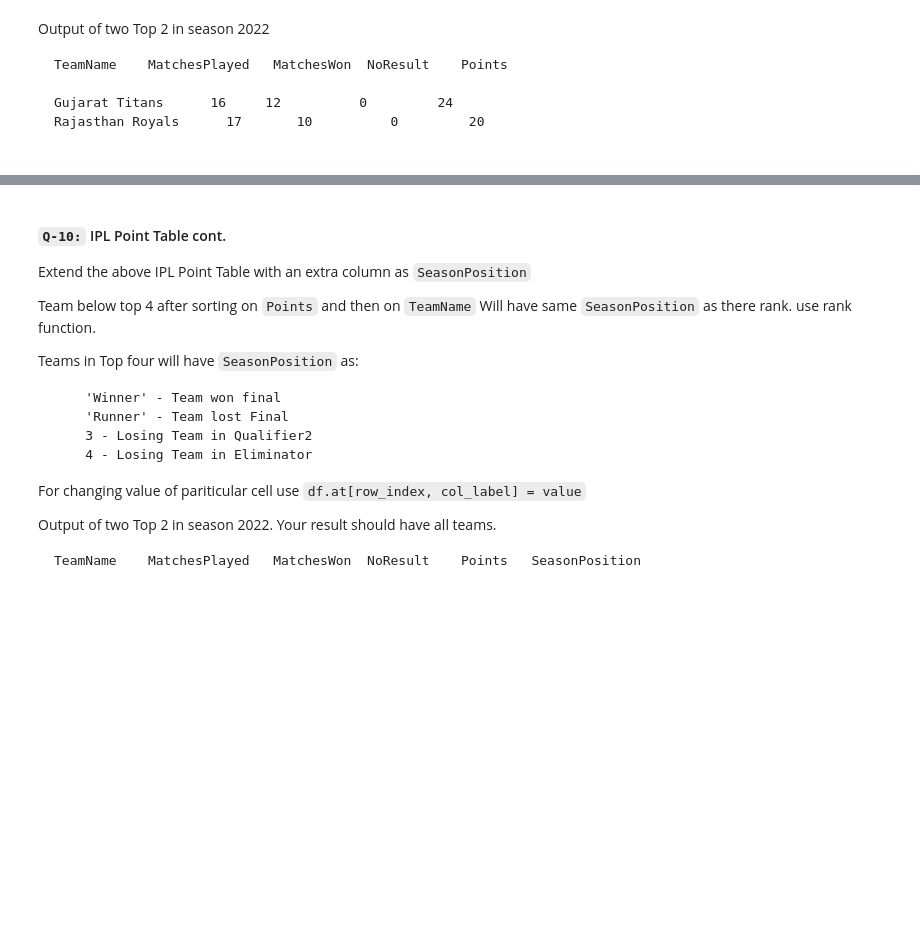
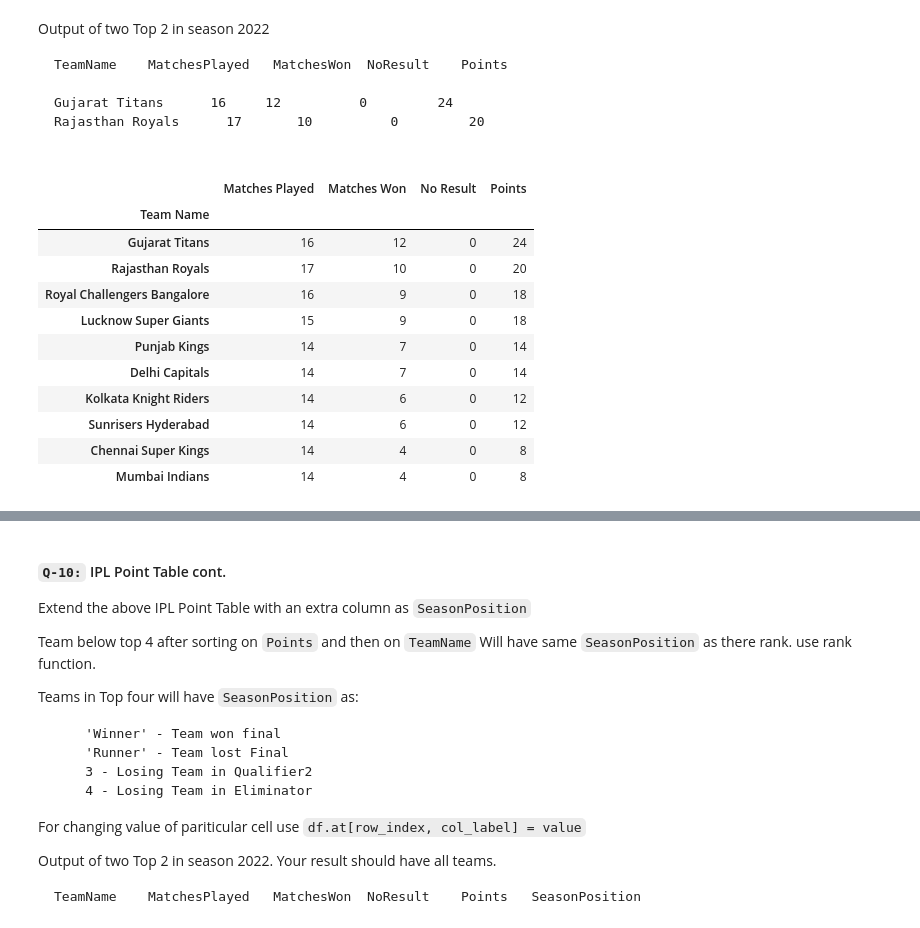
Before and after one commit to Sonalikasingh17/Python_Revision, a Jupyter notebook: Task_18.ipynb, the cells around one changed output, grey strips where cells are left out. Saved outputs shown, nothing was run; the diff lists cells and outputs as text; code cells hidden in the pictures; blank space fills up the shorter version.

```diff
--- a/Task_18.ipynb
+++ b/Task_18.ipynb
@@ -394,0 +544,34 @@ Rajasthan Royals	  17	   10	       0	     20
+# %%
+# code here
+def matches_played(df, team):
+    return df[(df.Team1 == team) | (df.Team2 == team)].shape[0]
+def matches_won(df, team):
+    return df[df.WinningTeam == team].shape[0]
+def matches_no_result(df, team):
+    return df[((df.Team1 == team) | (df.Team2 == team)) & (df.WinningTeam.isnull())].shape[0]
+
+def point_table(season):
+    df = matches[matches.Season == season]
+    new_df = pd.DataFrame()
+    new_df['Team Name'] = df.Team1.unique()
+    new_df["Matches Played"] = new_df["Team Name"].apply(lambda x: matches_played(df, x))
+    new_df["Matches Won"] = new_df["Team Name"].apply(lambda x: matches_won(df, x))
+    new_df["No Result"] = new_df["Team Name"].apply(lambda x: matches_no_result(df, x))
+    new_df["Points"] = new_df["Matches Won"]*2 + new_df["No Result"]
+    new_df.sort_values("Points", ascending = False, inplace=True)
+    new_df.set_index("Team Name", inplace=True)
+    return new_df
+point_table("2022")
+# %% [output]
+|  | Matches Played | Matches Won | No Result | Points |
+| Team Name |  |  |  |  |
+| Gujarat Titans | 16 | 12 | 0 | 24 |
+| Rajasthan Royals | 17 | 10 | 0 | 20 |
+| Royal Challengers Bangalore | 16 | 9 | 0 | 18 |
+| Lucknow Super Giants | 15 | 9 | 0 | 18 |
+| Punjab Kings | 14 | 7 | 0 | 14 |
+| Delhi Capitals | 14 | 7 | 0 | 14 |
+| Kolkata Knight Riders | 14 | 6 | 0 | 12 |
+| Sunrisers Hyderabad | 14 | 6 | 0 | 12 |
+| Chennai Super Kings | 14 | 4 | 0 | 8 |
+| Mumbai Indians | 14 | 4 | 0 | 8 |
```
Also changed, not shown: parts of 13 cells of this notebook.
